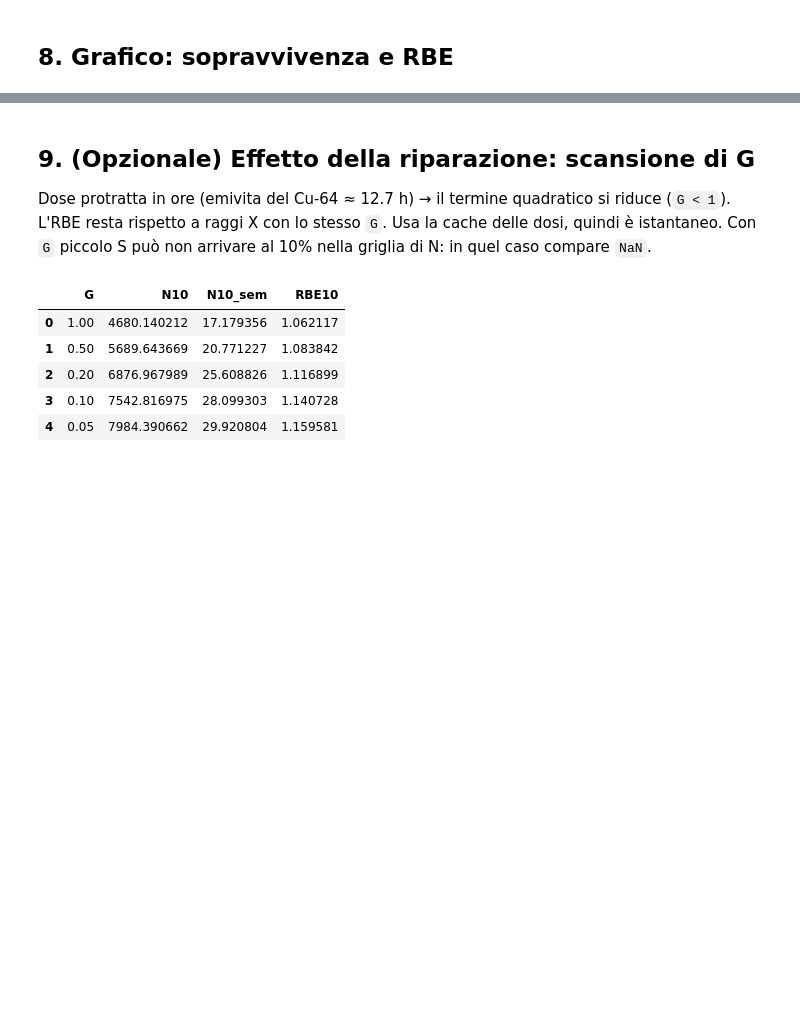
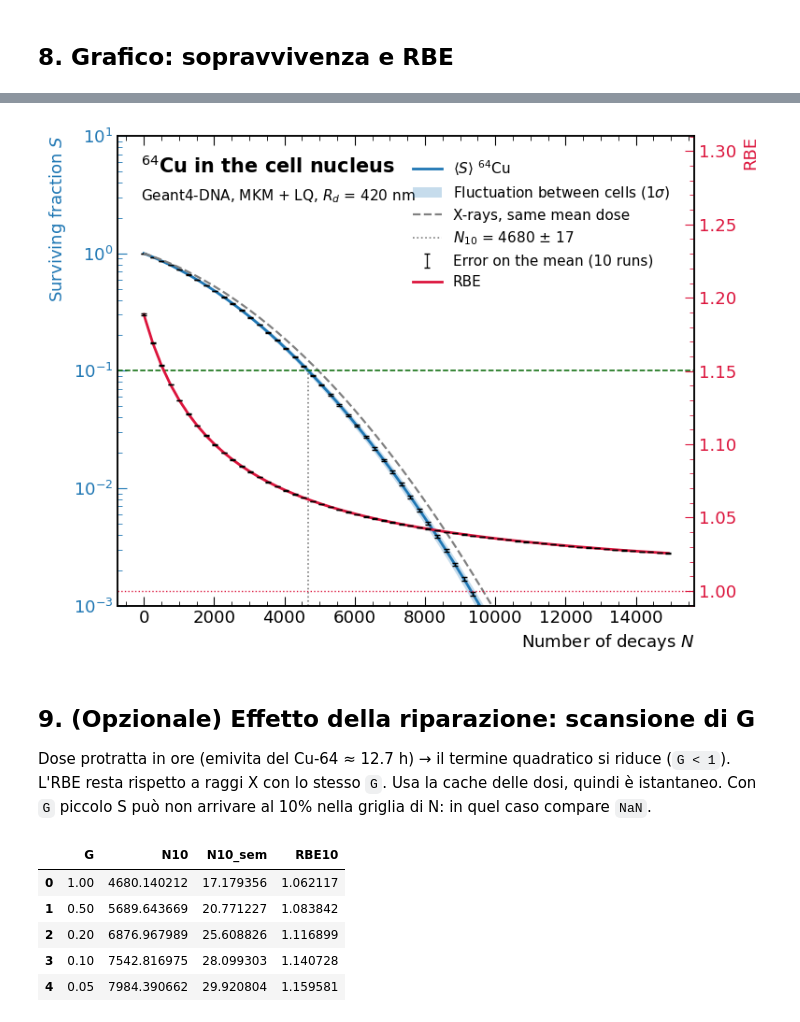
Before and after one commit to michelepascazio28-dot/Rame, a Jupyter notebook: Analisi_Cu64.ipynb, the cells around one changed output, grey strips where cells are left out. Drawn from its saved outputs; the diff is of its cells as text; code cells hidden in the pictures; blank space fills up the shorter version.

```diff
--- a/Analisi_Cu64.ipynb
+++ b/Analisi_Cu64.ipynb
@@ -309,3 +297,103 @@ plt.tight_layout(); plt.savefig("cu64_S_RBE.png", dpi=200); plt.show()
+# %%
+LAYOUT = "insieme"      # "insieme" = un solo grafico con due assi y ; "separati" = due figure indipendenti
+
+STYLE = {
+    "font.family": "sans-serif",
+    "font.sans-serif": ["Helvetica", "Arial", "Liberation Sans", "DejaVu Sans"],
+    "font.size": 13, "axes.linewidth": 1.1, "legend.frameon": False, "legend.fontsize": 11,
+    "axes.grid": False,
+}
+
+a = agg[PLOT_MODE]
+K = len(pools)
+xlab = r"Number of decays $N$"
+blue, red = "#1f77b4", "crimson"
+band_lab = r"Fluctuation between cells ($1\sigma$)"
+sem_lab = f"Error on the mean ({K} runs)"
+
+def cern_axes(ax, right=True):
+    """Tick verso l'interno su tutti i lati, tick minori, niente griglia."""
+    ax.minorticks_on()
+    ax.tick_params(which="both", direction="in", top=True, right=right)
+    ax.tick_params(which="major", length=7)
+    ax.tick_params(which="minor", length=3.5)
+
+def label_box(ax):
+    """Etichetta nell'angolo in alto a sinistra, come nei plot degli esperimenti."""
+    ax.text(0.04, 0.96, r"$^{64}$Cu in the cell nucleus", transform=ax.transAxes,
+            fontsize=15, fontweight="bold", va="top")
+    ax.text(0.04, 0.89, rf"Geant4-DNA, MKM + LQ, $R_d$ = {R_d * 1000:.0f} nm",
+            transform=ax.transAxes, fontsize=11, va="top")
+
+def draw_S(ax):
+    ax.plot(ns, a["S"], color=blue, lw=2, label=r"$\langle S\rangle$ $^{64}$Cu")
+    ax.fill_between(ns, np.clip(a["S"] - a["S_cell"], 1e-12, None), a["S"] + a["S_cell"],
+                    color=blue, alpha=0.25, lw=0, label=band_lab)
+    ax.errorbar(ns, a["S"], yerr=a["S_sem"], fmt="none", ecolor="k", elinewidth=0.9, capsize=2, label=sem_lab)
+    ax.plot(ns, np.exp(-alpha_0 * a["D"] - beta * G * a["D"] ** 2), "--", color="gray", lw=1.6,
+            label="X-rays, same mean dose")
+    ax.axhline(S_TARGET, color="darkgreen", ls="--", lw=1.1)
+    ax.vlines(a["N10"], 1e-3, S_TARGET, colors="gray", linestyles=":", lw=1.2,
+              label=rf"$N_{{10}}$ = {a['N10']:.0f} $\pm$ {a['N10_sem']:.0f}")
+    ax.set_yscale("log")
+    ax.set_ylim(1e-3, 1e1)
+
+def draw_RBE(ax, labelled):
+    ax.plot(ns, a["rbe"], color=red, lw=2, label="RBE")
+    ax.fill_between(ns, a["rbe"] - a["rbe_cell"], a["rbe"] + a["rbe_cell"], color=red, alpha=0.25, lw=0,
+                    label=band_lab if labelled else None)
+    ax.errorbar(ns, a["rbe"], yerr=a["rbe_sem"], fmt="none", ecolor="k", elinewidth=0.9, capsize=2,
+                label=sem_lab if labelled else None)
+    ax.axhline(1.0, color=red, ls=":", lw=1)
+    top = 0.99 + (a["rbe"].max() - 0.99) / 0.62       # la curva occupa ~60% dell'altezza: spazio per testo e legenda
+    ax.set_ylim(0.99, top)
+
+with plt.rc_context(STYLE):
+    if LAYOUT == "insieme":
+        fig, ax = plt.subplots(figsize=(8, 6))
+        ax_r = ax.twinx()
+        draw_S(ax)
+        draw_RBE(ax_r, labelled=False)
+        cern_axes(ax, right=False)
+        cern_axes(ax_r, right=True)
+        ax_r.tick_params(which="both", top=False)
+        ax.set_xlabel(xlab, loc="right")
+        ax.set_ylabel(r"Surviving fraction $S$", loc="top", color=blue)
+        ax.tick_params(axis="y", which="both", colors=blue)
+        ax_r.set_ylabel("RBE", loc="top", color=red)
+        ax_r.tick_params(axis="y", which="both", colors=red)
+        label_box(ax)
+        h1, l1 = ax.get_legend_handles_labels()
+        h2, l2 = ax_r.get_legend_handles_labels()
+        ax.legend(h1 + h2, l1 + l2, loc="upper right", bbox_to_anchor=(0.98, 0.98))
+        fig.tight_layout()
+        fig.savefig("cu64_S_RBE.png", dpi=200, bbox_inches="tight")
+        plt.show()
+
+    else:
+        fig1, ax1 = plt.subplots(figsize=(7, 5.5))
+        draw_S(ax1)
+        cern_axes(ax1)
+        ax1.set_xlabel(xlab, loc="right")
+        ax1.set_ylabel(r"Surviving fraction $S$", loc="top")
+        label_box(ax1)
+        ax1.legend(loc="upper right", bbox_to_anchor=(0.98, 0.98))
+        fig1.tight_layout()
+        fig1.savefig("S_N.png", dpi=200, bbox_inches="tight")
+        plt.show()
+
+        fig2, ax2 = plt.subplots(figsize=(7, 5.5))
+        draw_RBE(ax2, labelled=True)
+        cern_axes(ax2)
+        ax2.set_xlabel(xlab, loc="right")
+        ax2.set_ylabel("RBE", loc="top")
+        label_box(ax2)
+        ax2.legend(loc="upper right", bbox_to_anchor=(0.98, 0.98))
+        fig2.tight_layout()
+        fig2.savefig("RBE_N.png", dpi=200, bbox_inches="tight")
+        plt.show()
+# %% [output]
+[figure, added]
 # %% [markdown]
 ## 9. (Opzionale) Effetto della riparazione: scansione di G
 Dose protratta in ore (emivita del Cu-64 ≈ 12.7 h) → il termine quadratico si riduce (`G < 1`). L'RBE resta rispetto a raggi X con lo stesso `G`.
```
Also changed, not shown: parts of 2 cells of this notebook, 4 other files.
